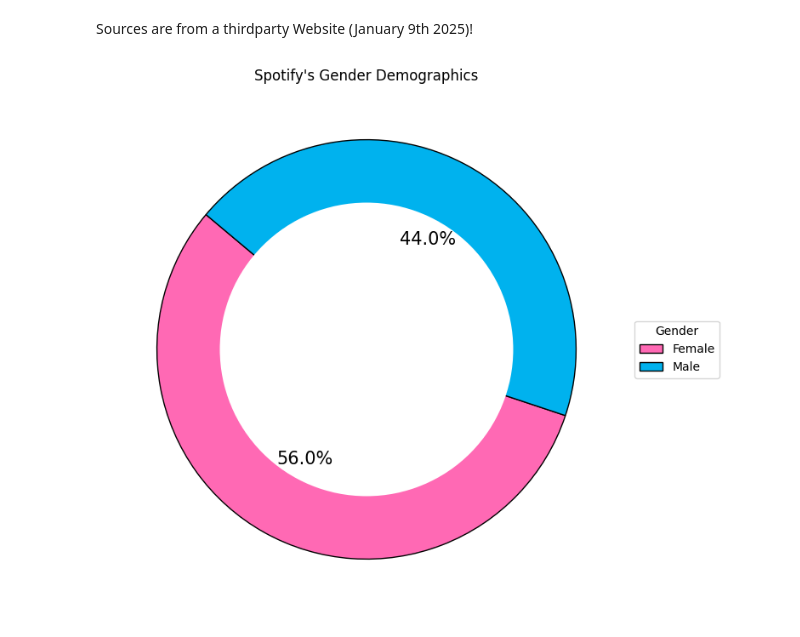
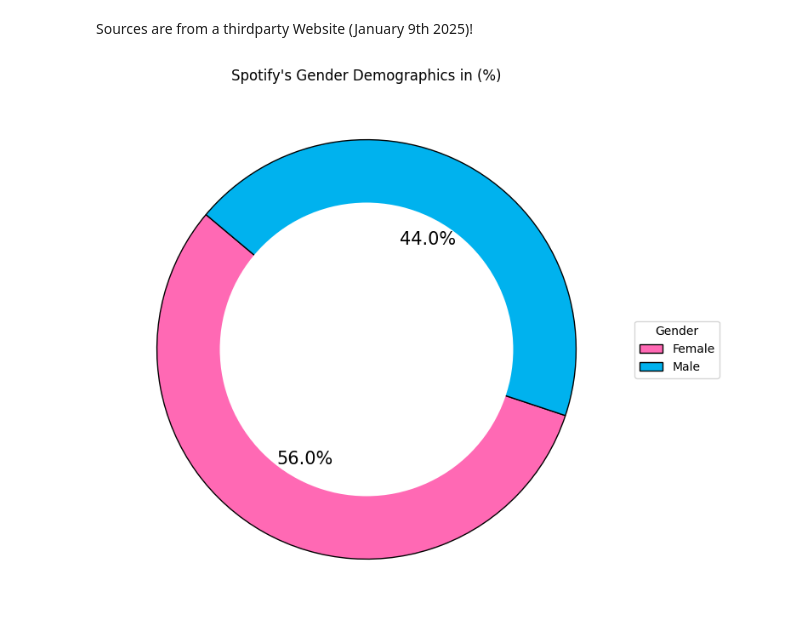
Before and after one commit to AnahitaTehrani/Data-Science-Project, a Jupyter notebook: Notebooks/Demographic Factors/Gender.ipynb, the cells around one changed output. Cells and saved outputs as stored; diff of their text form; code cells hidden in the pictures.

```diff
--- a/Notebooks/Demographic Factors/Gender.ipynb
+++ b/Notebooks/Demographic Factors/Gender.ipynb
@@ -17,32 +17,32 @@ df = df[pd.to_numeric(df["Percentage"], errors="coerce").notna()]
 df["Percentage"] = df["Percentage"].astype(float)
 
 # Values for the chart
 genders = df["Gender"].tolist()
 percentages = df["Percentage"].tolist()
 
 # Colors for the chart
 colors = ["#FF69B4", "#00b2ee"]
 
 # Create donut chart
 plt.figure(figsize=(8, 8))
 wedges, _, autotexts = plt.pie(
     percentages, labels=[None] * len(genders), autopct="%1.1f%%", colors=colors, startangle=140, wedgeprops={"edgecolor": "black"}
 )
 
 # Add a white circle in the center to create a donut effect
 center_circle = plt.Circle((0, 0), 0.70, fc="white")
 plt.gca().add_artist(center_circle)
 
 # Adjust percentage text size and color
 for autotext in autotexts:
     autotext.set_fontsize(15)
     autotext.set_color("black")
 
 # Title and legend
-plt.title("Spotify's Gender Demographics")
+plt.title("Spotify's Gender Demographics in (%)")
 plt.legend(wedges, genders, title="Gender", loc="center left", bbox_to_anchor=(1, 0, 0.5, 1))
 
 # Show the chart
 plt.show()
 # %% [output]
-[figure, old version]
+[figure, new version]
```
Also changed, not shown: 14 other files.
